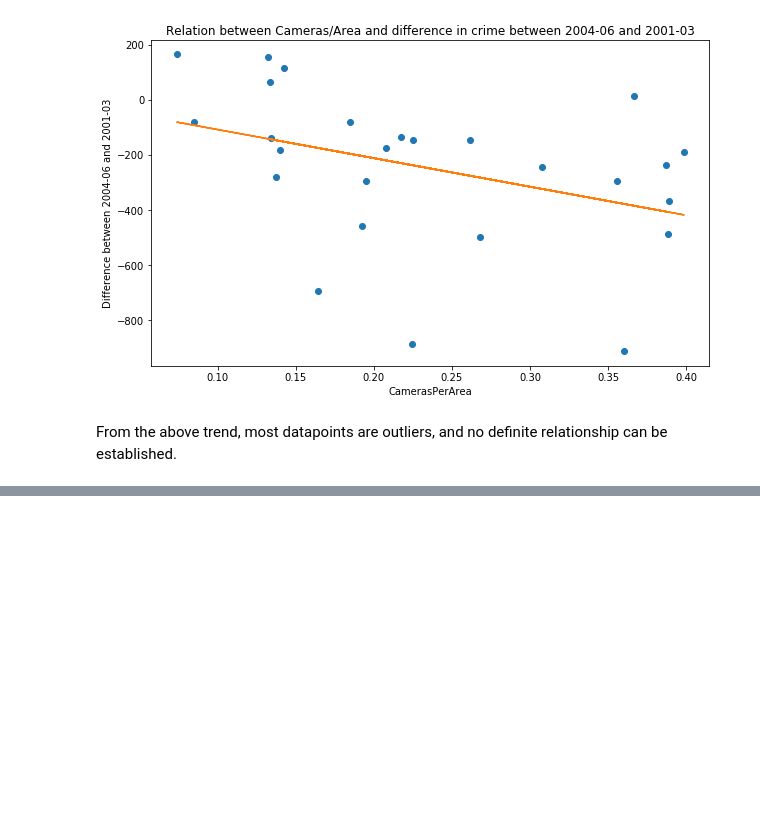
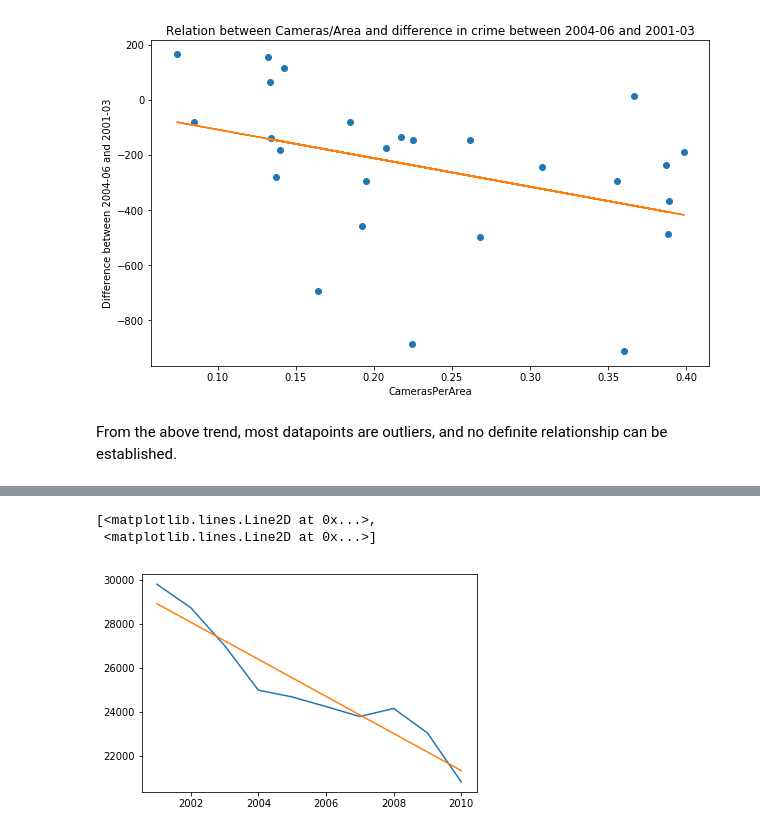
Before and after one commit to tiz081/Cogs108FP, a Jupyter notebook: Project.ipynb, the cells around one changed output, grey strips where cells are left out. Cells and saved outputs as stored; diff of their text form; code cells hidden in the pictures; blank space fills up the shorter version.

```diff
--- a/Project.ipynb
+++ b/Project.ipynb
@@ -275,0 +277,13 @@ crimesAfter = crimes[(crimes["Date"].str[6:10] == '2004') | (crimes["Date"].str[
+# %%
+# Crimes by year
+crimesYearwise = []
+for i in range(2001,2011):
+    crimesYearwise.append(crimes[(crimes["Date"].str[6:10] == str(i))].shape[0])
+
+slope, intercept, r_value, p_value, std_err = stats.linregress(range(2001,2011), crimesYearwise)
+line = slope*(range(2001,2011)) + intercept
+plt.plot(range(2001,2011),crimesYearwise, range(2001,2011), line)
+# %% [output]
+[<matplotlib.lines.Line2D at 0x...>,
+ <matplotlib.lines.Line2D at 0x...>]
+[figure, added]
```
Also changed, not shown: parts of 3 cells of this notebook.
